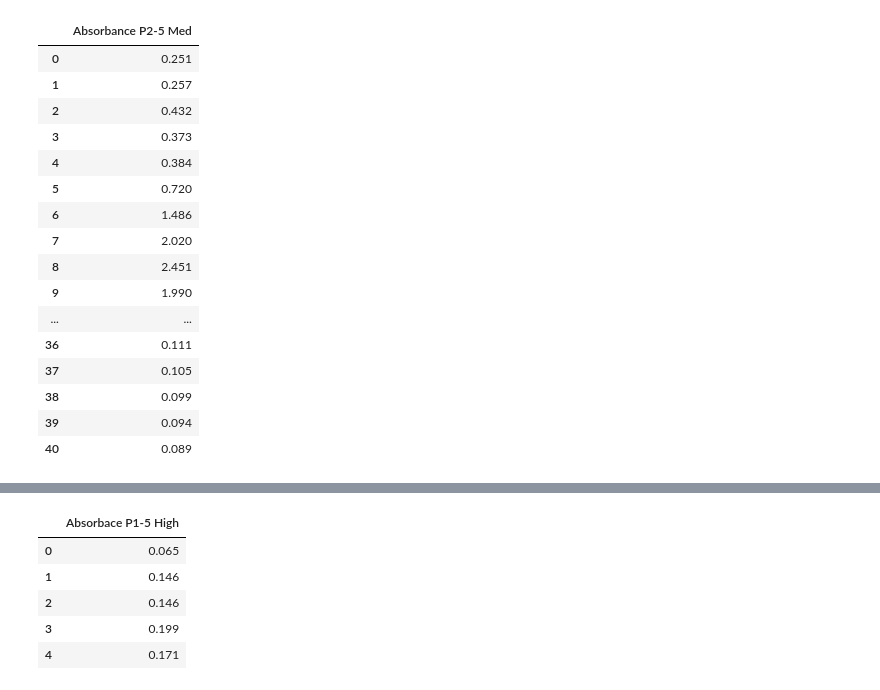
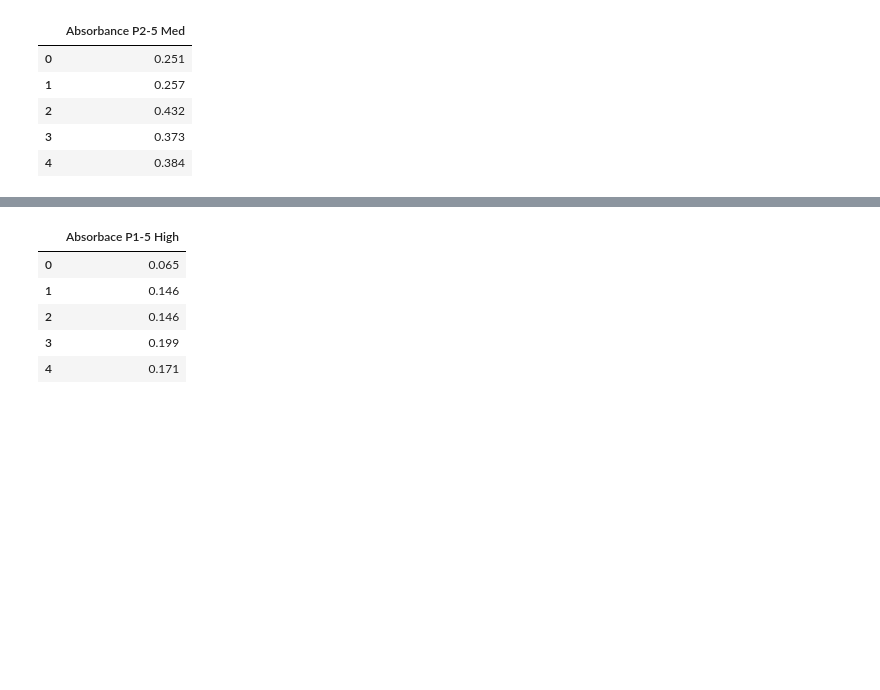
Before and after one commit to cc-christin/mcb-protein_isolation, a Jupyter notebook: specta_data.ipynb, the cells around one changed output, grey strips where cells are left out. Saved outputs shown, nothing was run; the diff lists cells and outputs as text; code cells hidden in the pictures; blank space fills up the shorter version.

```diff
--- a/specta_data.ipynb
+++ b/specta_data.ipynb
@@ -69,25 +58,14 @@ y2_df = pd.DataFrame(y2)
 # %%
 y2_df = y2_df.rename(columns = {y2_df.columns[0]: "Absorbance P2-5 Med"})
 # %%
-y2_df
+y2_df.head()
 # %% [output]
 |  | Absorbance P2-5 Med |
 | 0 | 0.251 |
 | 1 | 0.257 |
 | 2 | 0.432 |
 | 3 | 0.373 |
 | 4 | 0.384 |
-| 5 | 0.720 |
-| 6 | 1.486 |
-| 7 | 2.020 |
-| 8 | 2.451 |
-| 9 | 1.990 |
-| ... | ... |
-| 36 | 0.111 |
-| 37 | 0.105 |
-| 38 | 0.099 |
-| 39 | 0.094 |
-| 40 | 0.089 |
 # %%
 # df = spectra_p1_5_med
 # %%
```
Also changed, not shown: parts of 13 cells of this notebook, 6 other files.
